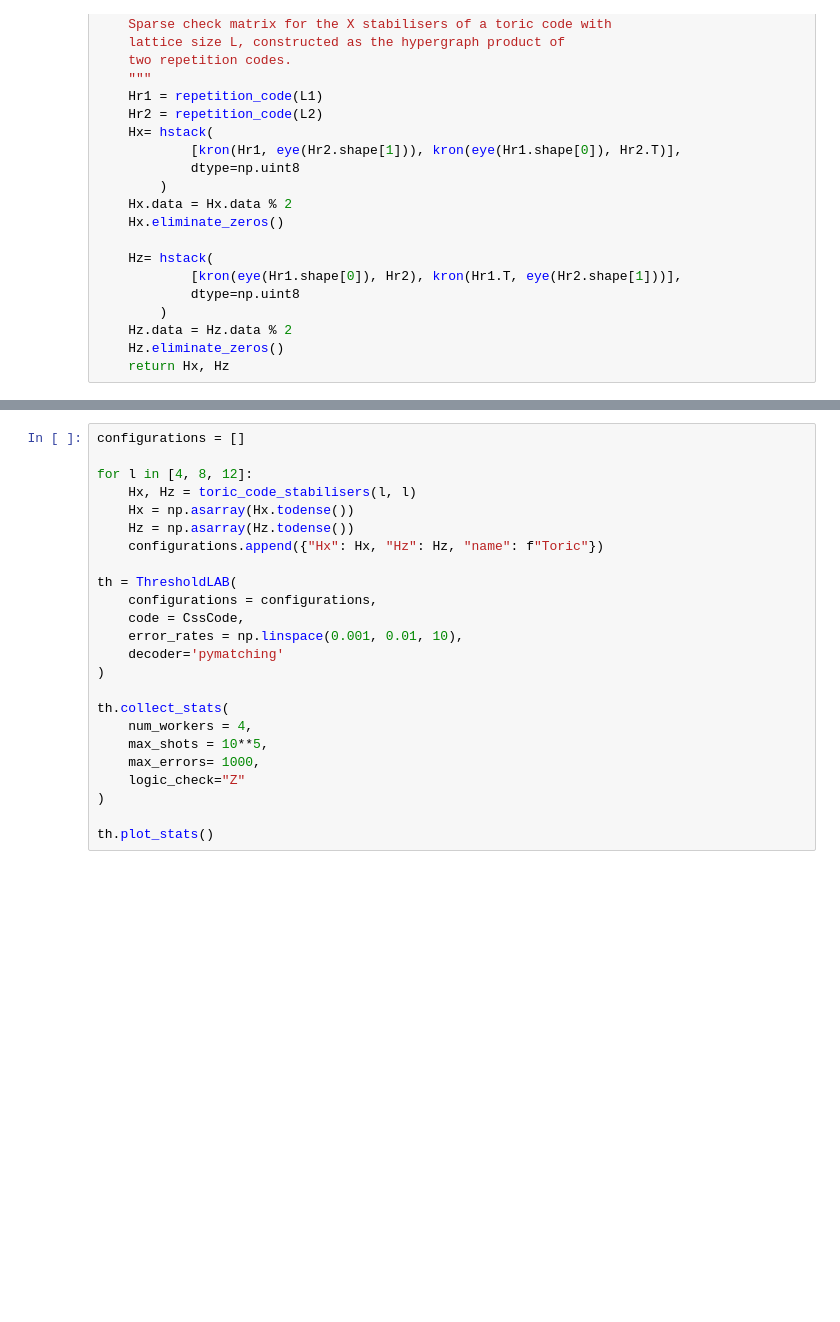
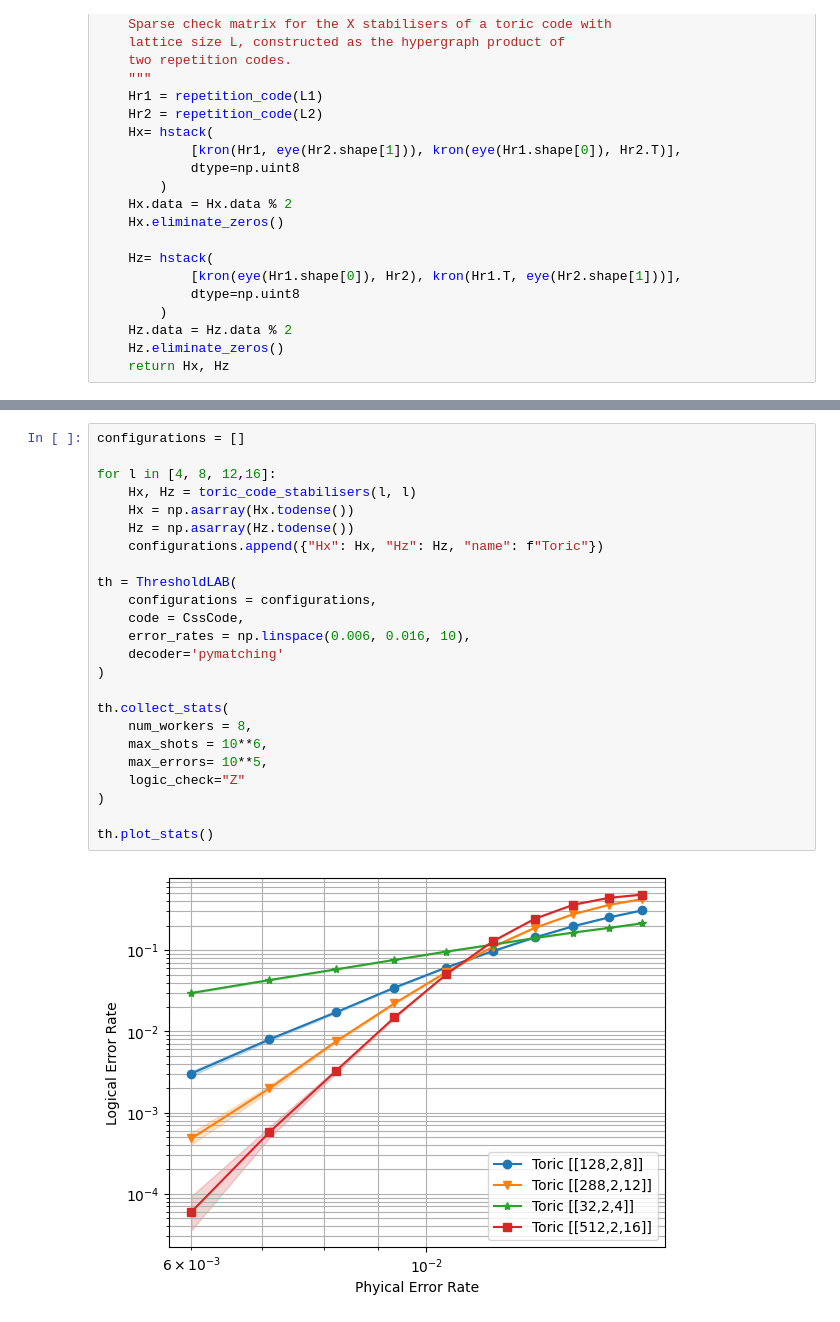
Before and after one commit to adelshb/graphqec, a Jupyter notebook: notebooks/toric_code.ipynb, the cells around one changed output, grey strips where cells are left out. Saved outputs shown, nothing was run; the diff lists cells and outputs as text; blank space fills up the shorter version.

```diff
--- a/notebooks/toric_code.ipynb
+++ b/notebooks/toric_code.ipynb
@@ -51,24 +51,26 @@ tc.draw_graph()
 # %%
 configurations = []
 
-for l in [4, 8, 12]:
+for l in [4, 8, 12,16]:
     Hx, Hz = toric_code_stabilisers(l, l)
     Hx = np.asarray(Hx.todense())
     Hz = np.asarray(Hz.todense())
     configurations.append({"Hx": Hx, "Hz": Hz, "name": f"Toric"})
 
 th = ThresholdLAB(
     configurations = configurations,
     code = CssCode,
-    error_rates = np.linspace(0.001, 0.01, 10),
+    error_rates = np.linspace(0.006, 0.016, 10),
     decoder='pymatching'
 )
 
 th.collect_stats(
-    num_workers = 4,
-    max_shots = 10**5,
-    max_errors= 1000,
+    num_workers = 8,
+    max_shots = 10**6,
+    max_errors= 10**5,
     logic_check="Z"
 )
 
 th.plot_stats()
+# %% [output]
+[figure, added]
```
Also changed, not shown: parts of 3 cells of this notebook, 1 other file.
